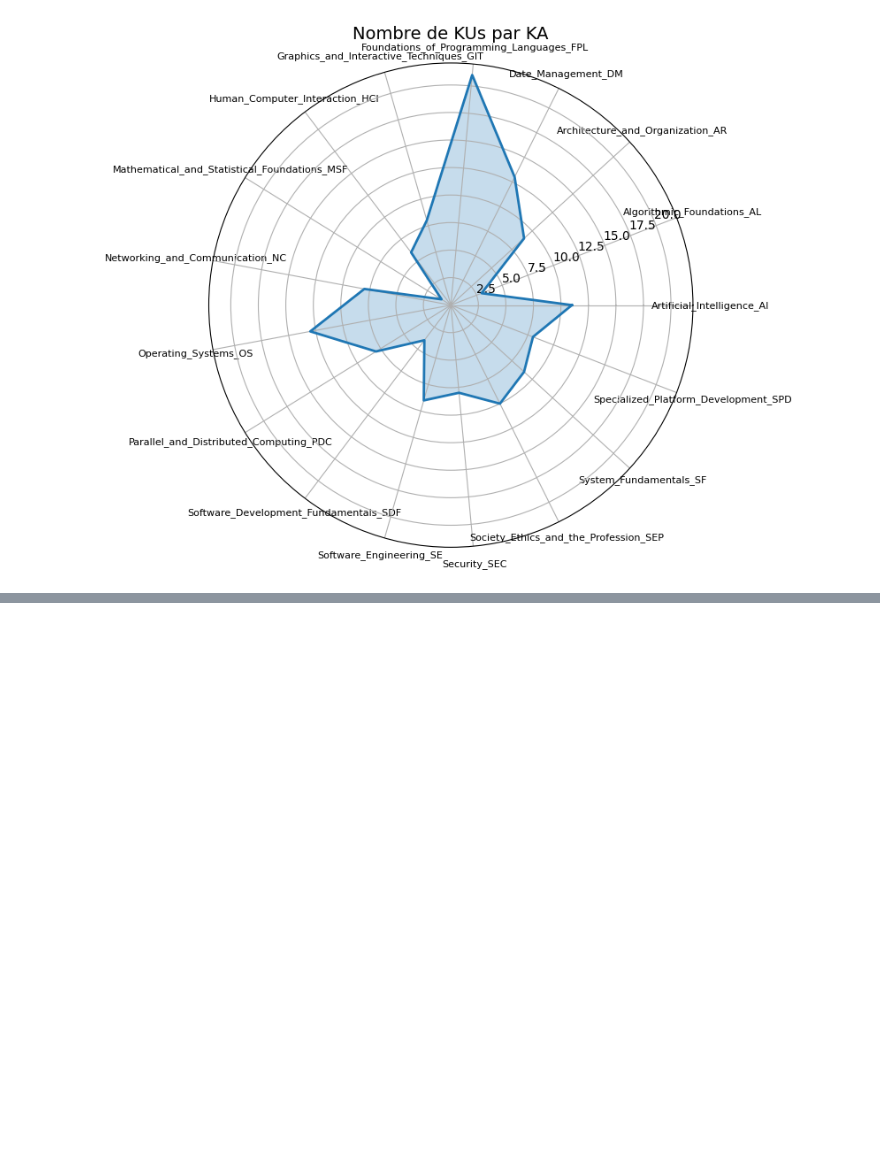
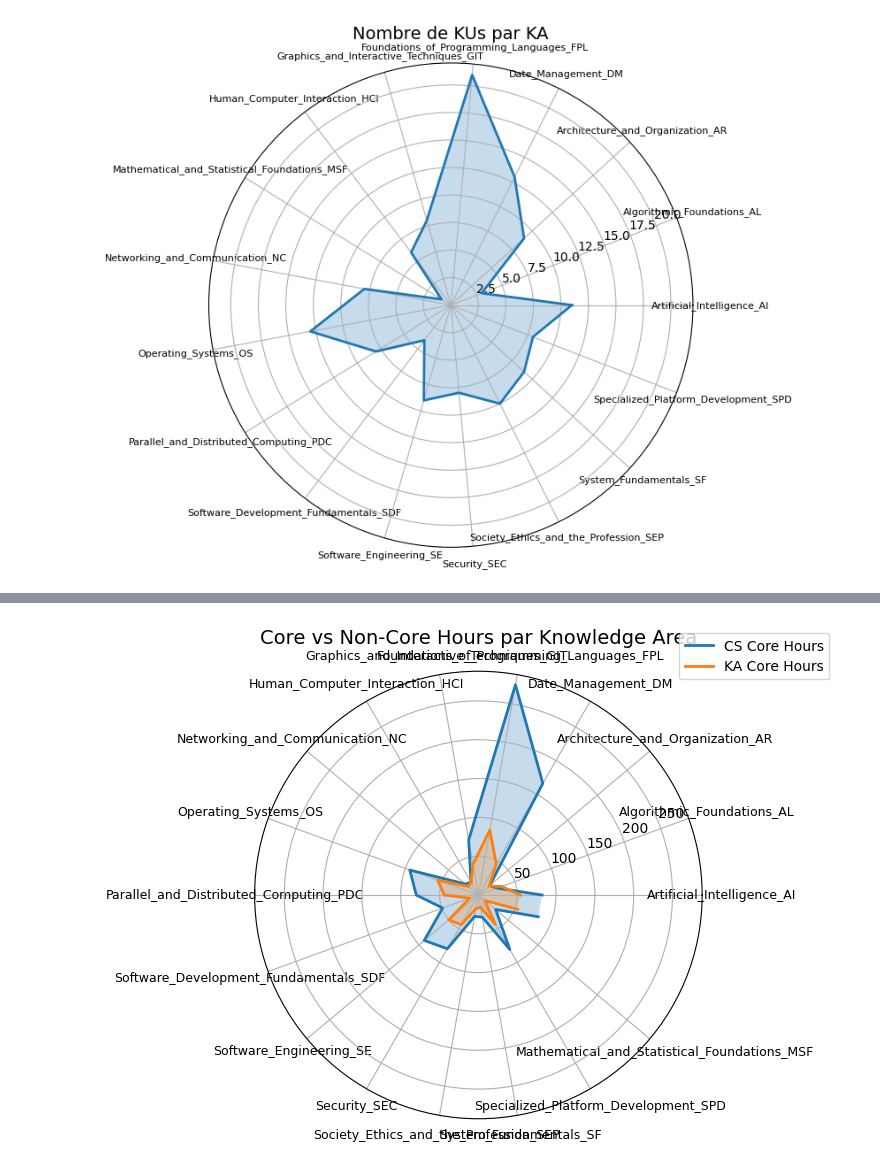
Before and after one commit to momo54/SLM-EXP, a Jupyter notebook: scripts/xp.ipynb, the cells around one changed output, grey strips where cells are left out. Cells and saved outputs as stored; diff of their text form; code cells hidden in the pictures; blank space fills up the shorter version.

```diff
--- a/scripts/xp.ipynb
+++ b/scripts/xp.ipynb
@@ -443,0 +464,45 @@ AttributeError: 'SPARQLError' object has no attribute 'datatype'
+# %%
+import matplotlib.pyplot as plt
+import numpy as np
+
+# Étape 1 : extraire les données
+labels = []
+core_values = []
+ncore_values = []
+
+for row in qres:
+    labels.append(str(row.ka).split("/")[-1])  # simplifie URI
+    core_values.append(int(row.core_hours))
+    ncore_values.append(int(row.ncore_hours))
+
+# Étape 2 : fermer les polygones
+labels_cycle = labels + [labels[0]]
+core_cycle = core_values + [core_values[0]]
+ncore_cycle = ncore_values + [ncore_values[0]]
+
+# Étape 3 : angles
+angles = np.linspace(0, 2 * np.pi, len(core_cycle), endpoint=False).tolist()
+
+# Étape 4 : radar chart
+fig, ax = plt.subplots(figsize=(8, 8), subplot_kw=dict(polar=True))
+
+# Tracé CS Core
+ax.plot(angles, core_cycle, linewidth=2, label='CS Core Hours')
+ax.fill(angles, core_cycle, alpha=0.25)
+
+# Tracé KA Core
+ax.plot(angles, ncore_cycle, linewidth=2, label='KA Core Hours')
+ax.fill(angles, ncore_cycle, alpha=0.25)
+
+# Axes
+ax.set_xticks(angles[:-1])  # ne pas afficher le dernier (bouclage)
+ax.set_xticklabels(labels, fontsize=9)
+
+# Légende & titre
+ax.set_title("Core vs Non-Core Hours par Knowledge Area", size=14, pad=20)
+ax.legend(loc='upper right', bbox_to_anchor=(1.3, 1.1))
+
+plt.tight_layout()
+plt.show()
+# %% [output]
+[figure, added]
```
Also changed, not shown: parts of 3 cells of this notebook.
